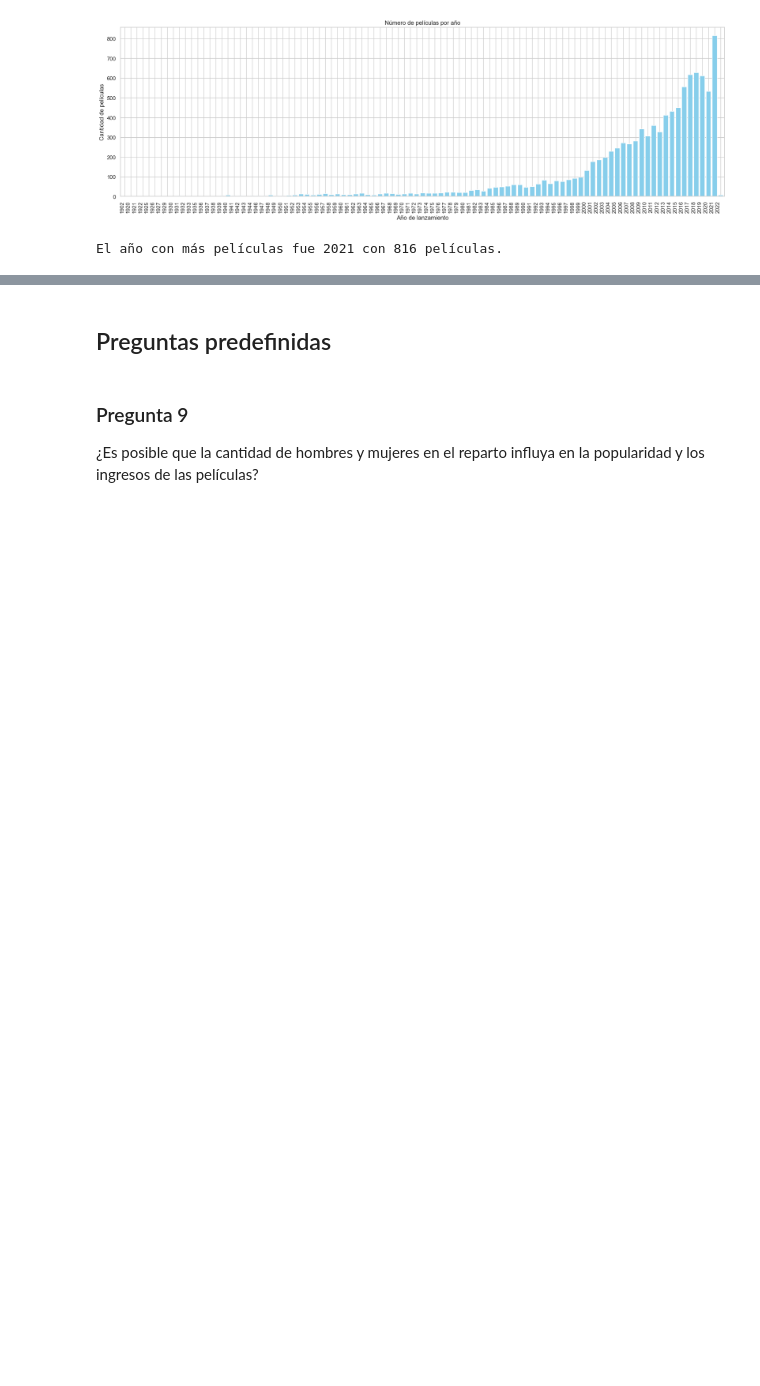
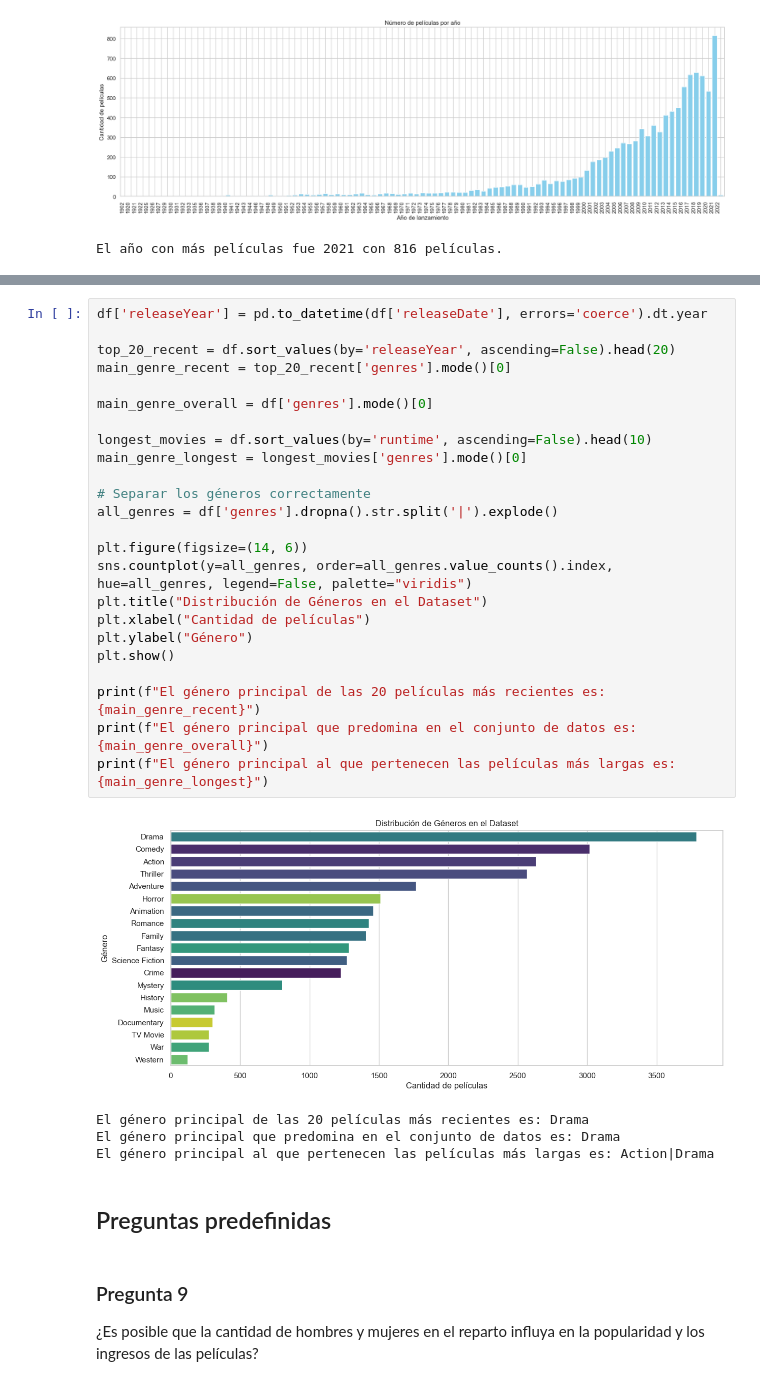
Before and after one commit to Gxrco/DM-HT1, a Jupyter notebook: descriptive_analysis.ipynb, the cells around one changed output, grey strips where cells are left out. Saved outputs shown, nothing was run; the diff lists cells and outputs as text; blank space fills up the shorter version.

Commit message:
feat(analysis): identify main genres for recent, longest, and overall movies

```diff
--- a/descriptive_analysis.ipynb
+++ b/descriptive_analysis.ipynb
@@ -128,3 +133,32 @@ El año con más películas fue 2021 con 816 películas.
+# %%
+df['releaseYear'] = pd.to_datetime(df['releaseDate'], errors='coerce').dt.year
+
+top_20_recent = df.sort_values(by='releaseYear', ascending=False).head(20)
+main_genre_recent = top_20_recent['genres'].mode()[0]
+
+main_genre_overall = df['genres'].mode()[0]
+
+longest_movies = df.sort_values(by='runtime', ascending=False).head(10)
+main_genre_longest = longest_movies['genres'].mode()[0]
+
+# Separar los géneros correctamente
+all_genres = df['genres'].dropna().str.split('|').explode()
+
+plt.figure(figsize=(14, 6))
+sns.countplot(y=all_genres, order=all_genres.value_counts().index, hue=all_genres, legend=False, palette="viridis")
+plt.title("Distribución de Géneros en el Dataset")
+plt.xlabel("Cantidad de películas")
+plt.ylabel("Género")
+plt.show()
+
+print(f"El género principal de las 20 películas más recientes es: {main_genre_recent}")
+print(f"El género principal que predomina en el conjunto de datos es: {main_genre_overall}")
+print(f"El género principal al que pertenecen las películas más largas es: {main_genre_longest}")
+# %% [output]
+[figure, added]
+El género principal de las 20 películas más recientes es: Drama
+El género principal que predomina en el conjunto de datos es: Drama
+El género principal al que pertenecen las películas más largas es: Action|Drama
 # %% [markdown]
 ## Preguntas predefinidas
 # %% [markdown]
```
Also changed, not shown: parts of 1 cell of this notebook.
